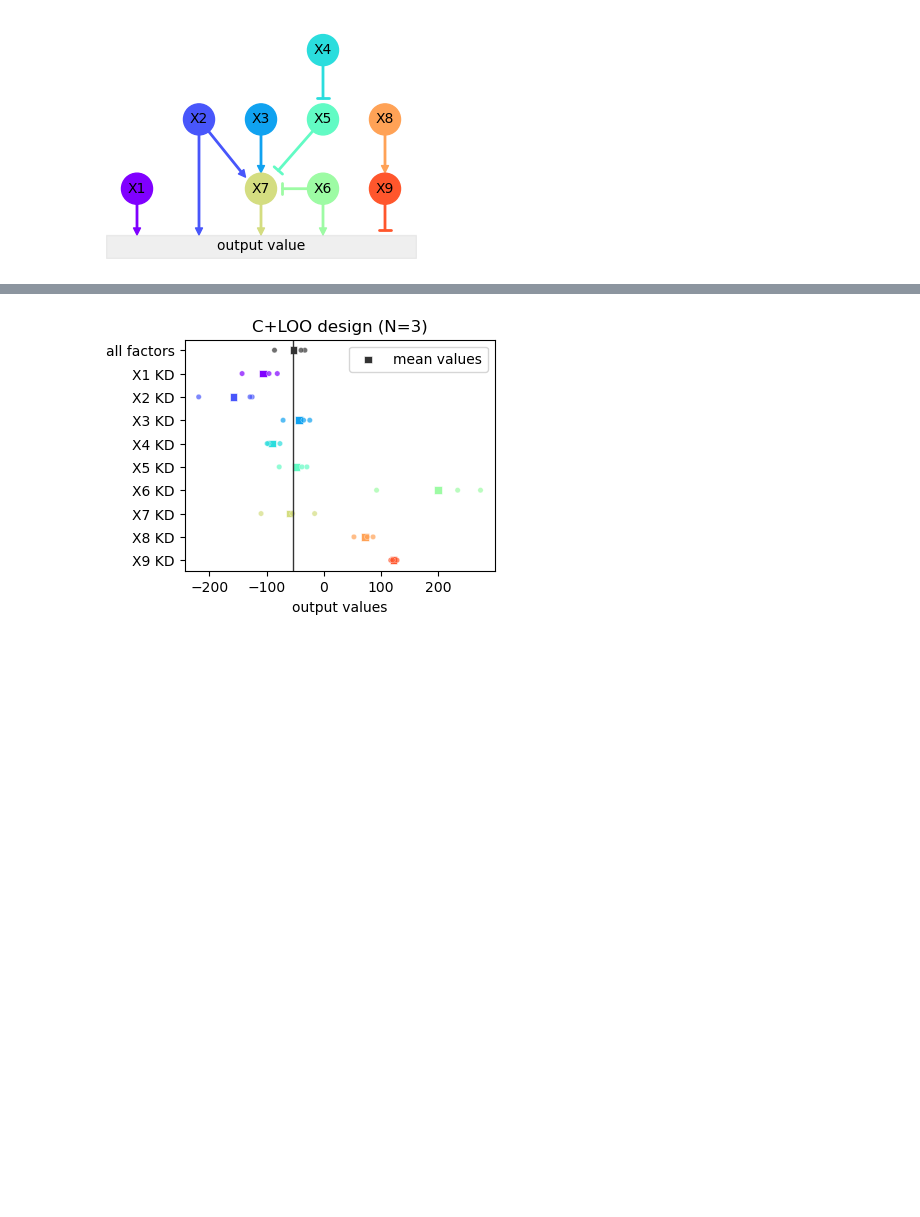
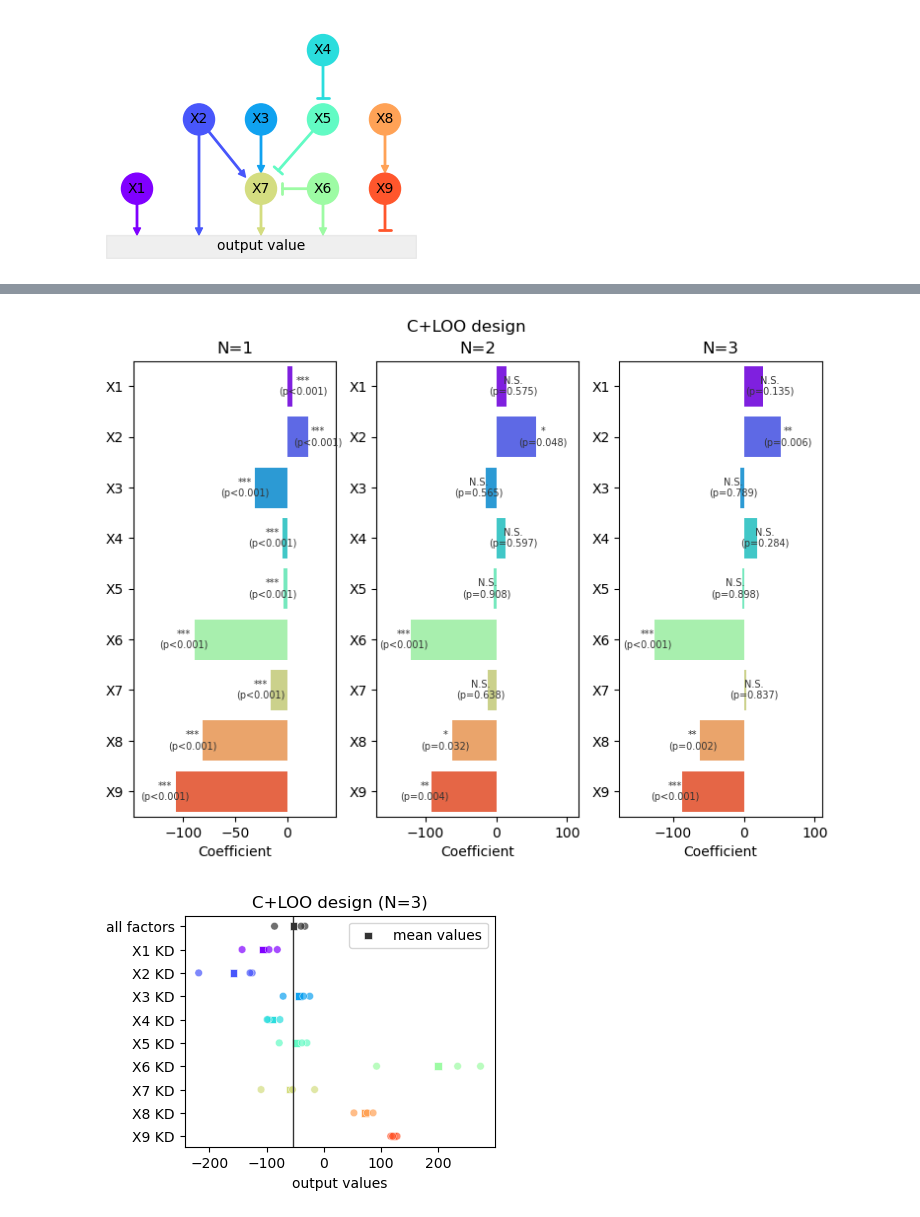
Before and after one commit to yo-aka-gene/WhyDOE, a Jupyter notebook: jupyternb/sandbox.ipynb, the cells around one changed output, grey strips where cells are left out. Saved outputs shown, nothing was run; the diff lists cells and outputs as text; code cells hidden in the pictures; blank space fills up the shorter version.

```diff
--- a/jupyternb/sandbox.ipynb
+++ b/jupyternb/sandbox.ipynb
@@ -13,7 +15,7 @@ from doe_modules.preferences import kwarg_savefig, outputdir
 # %%
 class Config(NamedTuple):
     savefig: bool = True
-    out: str = "/home/jovyan/out"
+    out: str = outputdir
 
 conf = Config()
 # %%
@@ -361,29 +192,0 @@ exdes = CLOO().get_exmatrix(9)()
-# %%
-fig, ax = plt.subplots(4, 3, figsize=(12, 12))
-
-model = Sim1()
-# model.plot(ax=ax.ravel()[0])
-
-np.random.seed(0)
-seeds = np.random.randint(0, 2**32, len(exdes))
-y = []
-
-for i, s in enumerate(seeds):
-    y += [
-        model.run(
-            design_array=exdes.iloc[i, :],
-            random_state=s
-        )
-    ]
-    model.plot(ax=ax.ravel()[i])
-    suffix = "all factors" if i == 0 else f"X{i} KD"
-    ax.ravel()[i].set(title=f"#{i + 1} ({suffix})")
-
-y = np.array(y)
-
-[a.axis("off") for a in ax.ravel()[-2:]];
-
-fig.suptitle(f"C+LOO design", y=.93)
-
-if conf.savefig:
-    fig.savefig(f"{conf.out}/sim", **kwarg_savefig)
@@ -604,3 +210,17 @@ if conf.savefig:
+# %%
+fig, ax = plt.subplots(1, 3, figsize=(9, 6))
+
+for i, a in enumerate(ax):
+    model.simulate(n_rep=i + 1)
+    mlr = MLR(model)
+    mlr.plot(ax=a, cmap=sim1)
+
+fig.suptitle(f"{model.metadata['design']} design", y=.95)
+
+if conf.savefig:
+    fig.savefig(f"{conf.out}/sim_mlr", **kwarg_savefig)
+# %% [output]
+[figure, added]
 # %%
 fig, ax = plt.subplots(figsize=(4, 3))
 
```
Also changed, not shown: parts of 87 cells of this notebook, 22 other files.
